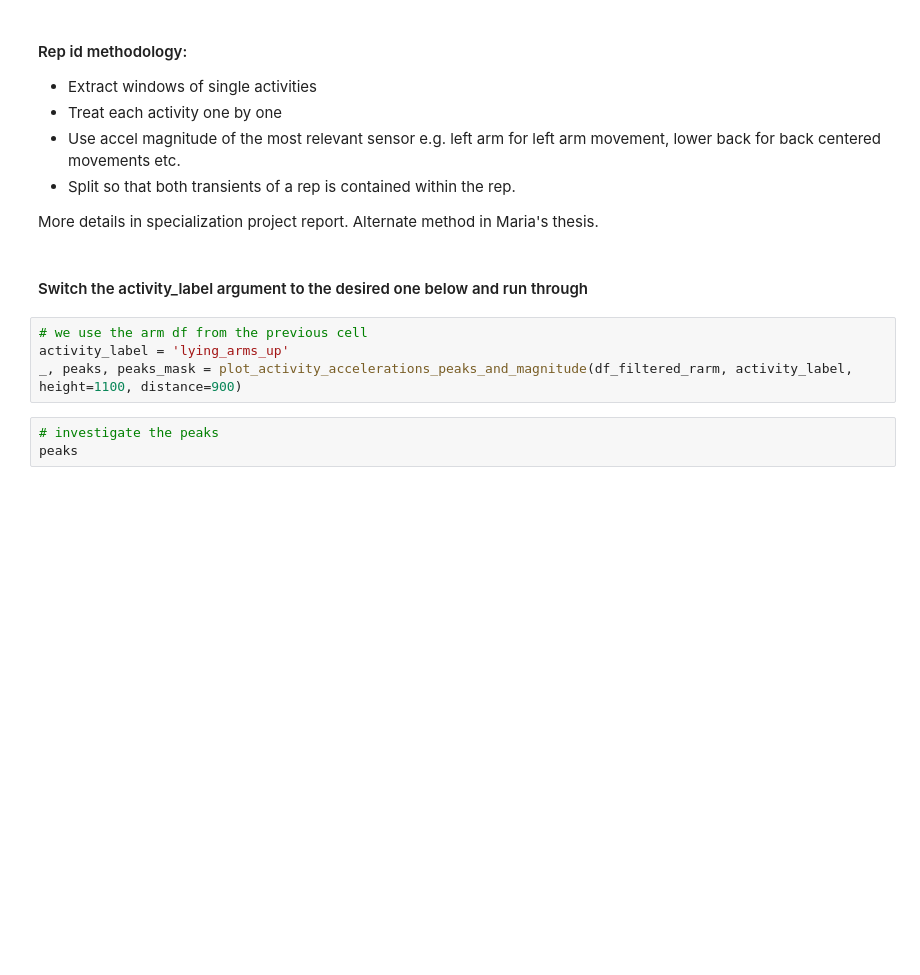
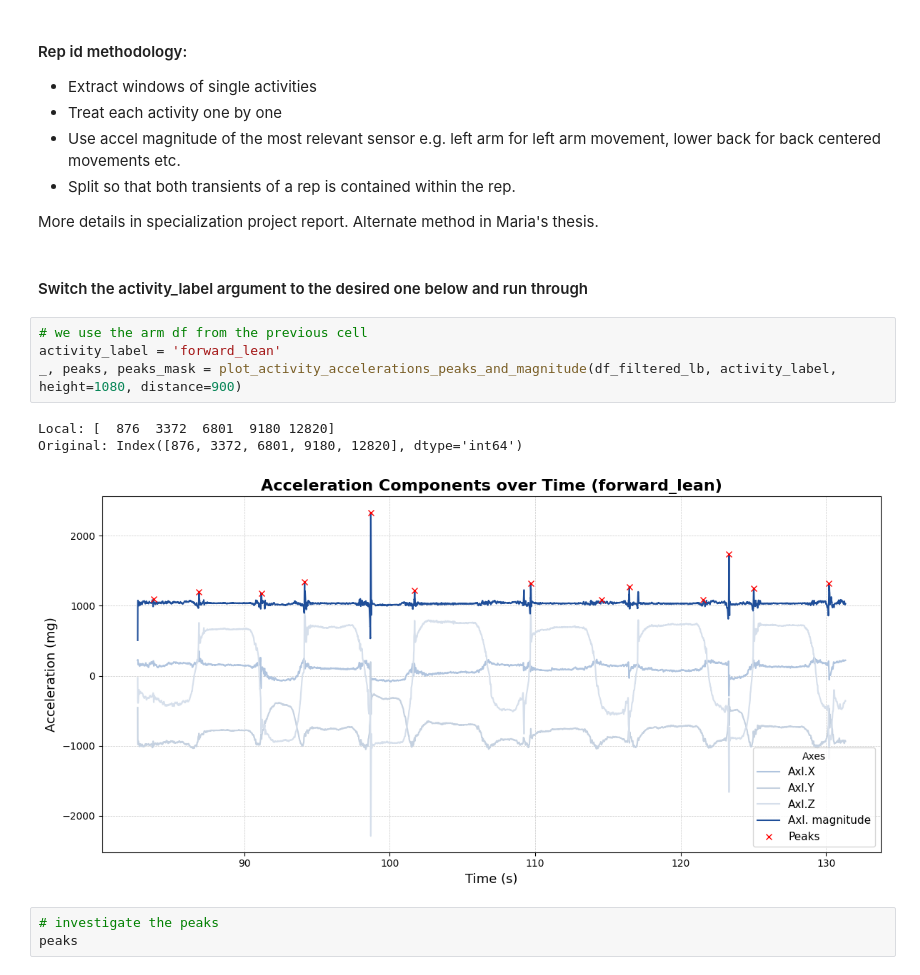
Before and after one commit to johanneloet/MasterV26, a Jupyter notebook: labeling_pipeline.ipynb, the cells around one changed output. Drawn from its saved outputs; the diff is of its cells as text; blank space fills up the shorter version.

```diff
--- a/labeling_pipeline.ipynb
+++ b/labeling_pipeline.ipynb
@@ -361,8 +496,12 @@ More details in specialization project report. Alternate method in Maria's thesi
 #### Switch the activity_label argument to the desired one below and run through
 # %%
 # we use the arm df from the previous cell
-activity_label = 'lying_arms_up'
-_, peaks, peaks_mask = plot_activity_accelerations_peaks_and_magnitude(df_filtered_rarm, activity_label, height=1100, distance=900)
+activity_label = 'forward_lean'
+_, peaks, peaks_mask = plot_activity_accelerations_peaks_and_magnitude(df_filtered_lb, activity_label, height=1080, distance=900)
+# %% [output]
+Local: [  876  3372  6801  9180 12820]
+Original: Index([876, 3372, 6801, 9180, 12820], dtype='int64')
+[figure, added]
 # %%
 # investigate the peaks
 peaks
```
Also changed, not shown: parts of 24 cells of this notebook, 46 other files.
